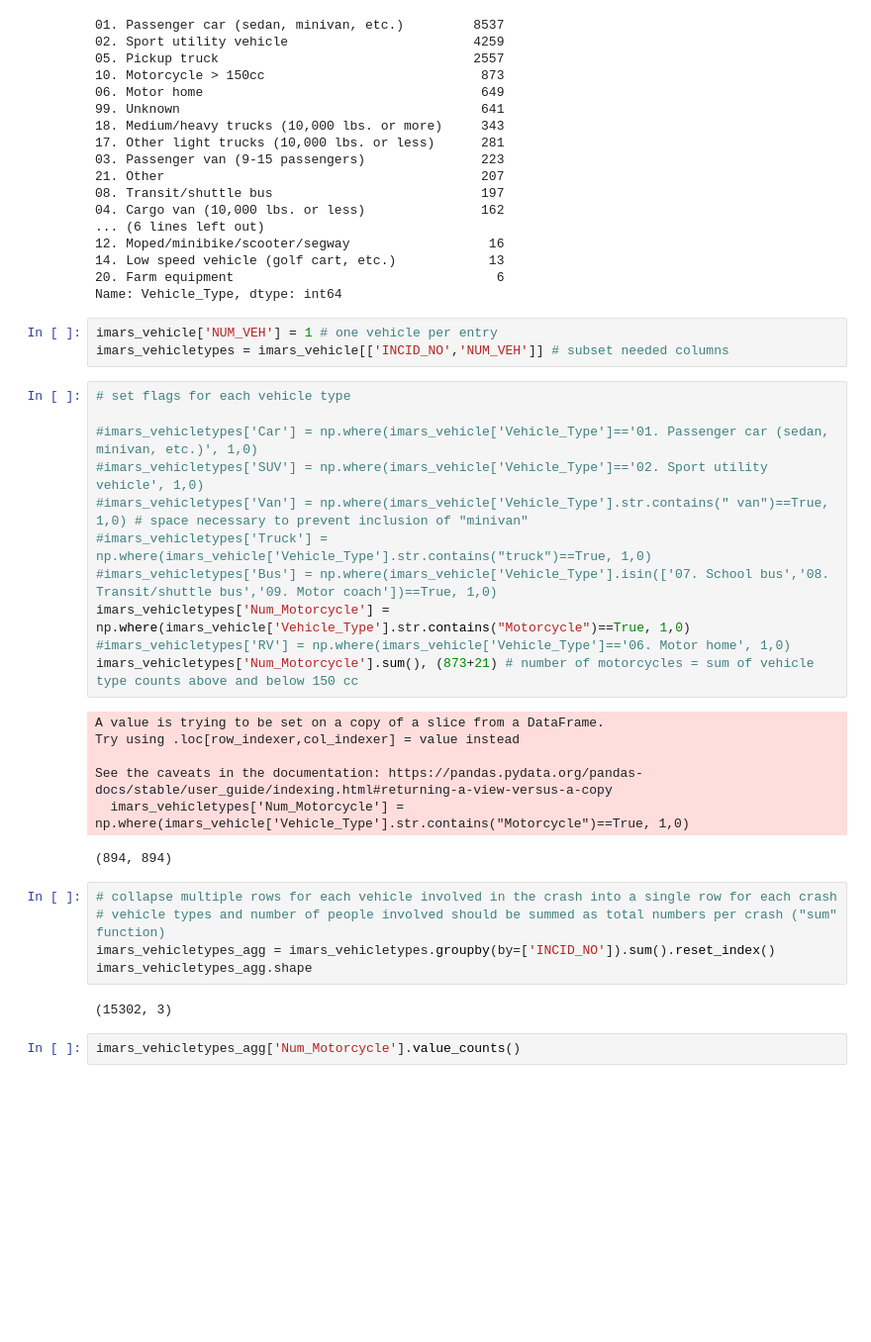
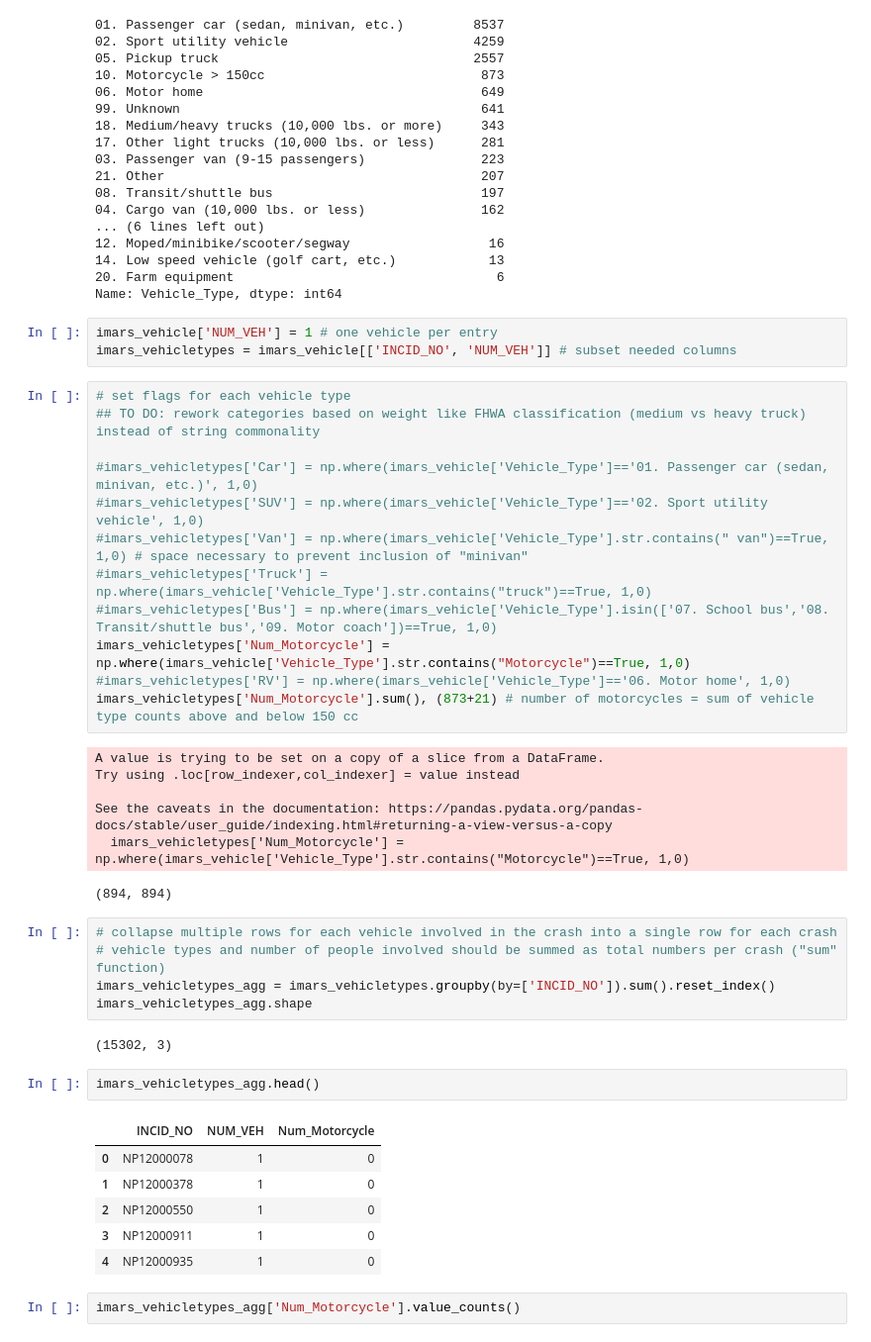
Before and after one commit to VolpeUSDOT/NPS-Region-Crash-Briefing, a Jupyter notebook: data cleaning notebooks/IMARS Analysis Database Assembly 2023.ipynb, the cells around one changed output. Shown at 99% size. Cells and saved outputs as stored; diff of their text form; blank space fills up the shorter version.

```diff
--- a/data cleaning notebooks/IMARS Analysis Database Assembly 2023.ipynb
+++ b/data cleaning notebooks/IMARS Analysis Database Assembly 2023.ipynb
@@ -593,9 +593,10 @@ imars_vehicle['Vehicle_Type'].value_counts()
 Name: Vehicle_Type, dtype: int64
 # %%
 imars_vehicle['NUM_VEH'] = 1 # one vehicle per entry
-imars_vehicletypes = imars_vehicle[['INCID_NO','NUM_VEH']] # subset needed columns
+imars_vehicletypes = imars_vehicle[['INCID_NO', 'NUM_VEH']] # subset needed columns
 # %%
 # set flags for each vehicle type
+## TO DO: rework categories based on weight like FHWA classification (medium vs heavy truck) instead of string commonality
 
 #imars_vehicletypes['Car'] = np.where(imars_vehicle['Vehicle_Type']=='01. Passenger car (sedan, minivan, etc.)', 1,0)
 #imars_vehicletypes['SUV'] = np.where(imars_vehicle['Vehicle_Type']=='02. Sport utility vehicle', 1,0)
@@ -619,6 +620,15 @@ imars_vehicletypes_agg = imars_vehicletypes.groupby(by=['INCID_NO']).sum().reset
 imars_vehicletypes_agg.shape
 # %% [output]
 (15302, 3)
+# %%
+imars_vehicletypes_agg.head()
+# %% [output]
+|  | INCID_NO | NUM_VEH | Num_Motorcycle |
+| 0 | NP12000078 | 1 | 0 |
+| 1 | NP12000378 | 1 | 0 |
+| 2 | NP12000550 | 1 | 0 |
+| 3 | NP12000911 | 1 | 0 |
+| 4 | NP12000935 | 1 | 0 |
 # %%
 imars_vehicletypes_agg['Num_Motorcycle'].value_counts()
 # %% [output]
```
Also changed, not shown: parts of 25 cells of this notebook, 1 other file.
